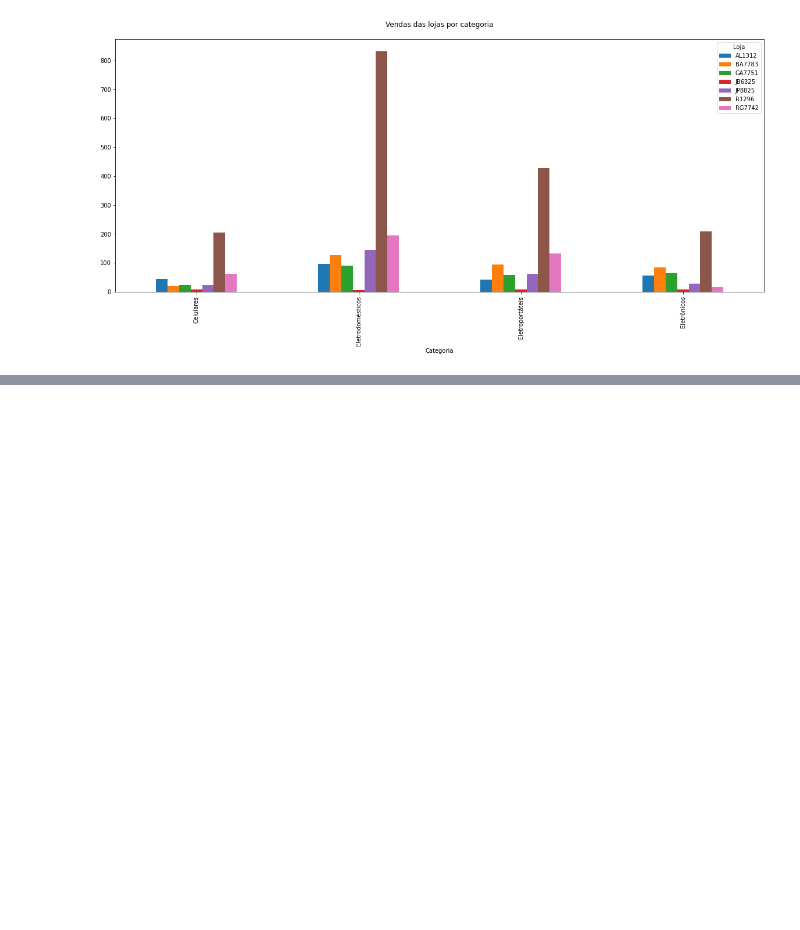
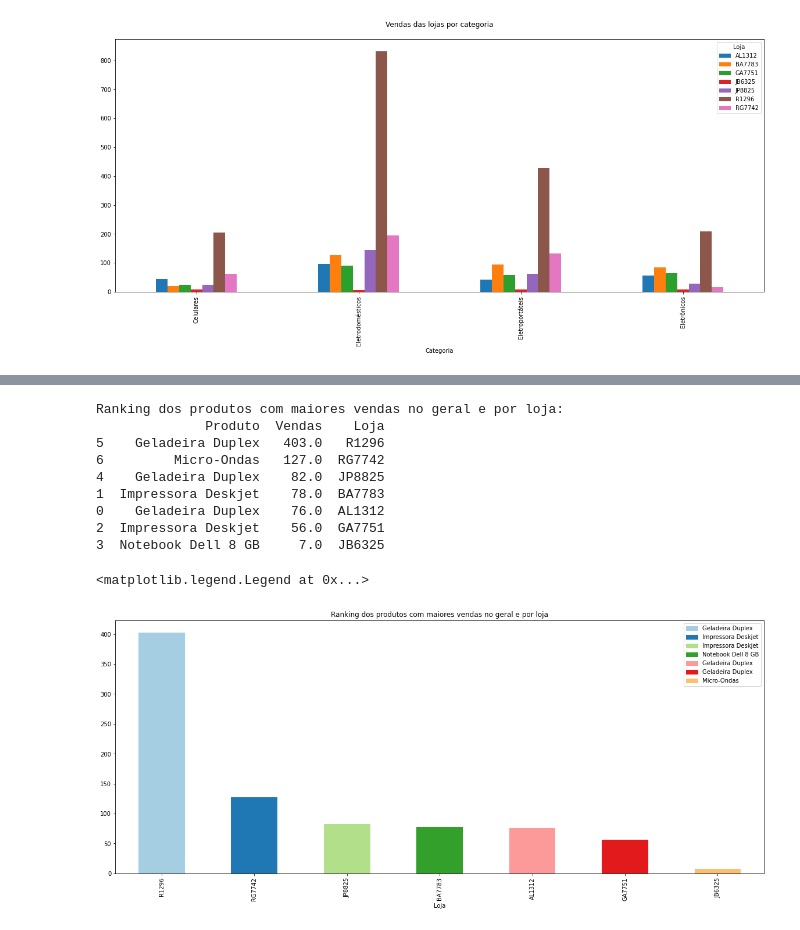
Before and after one commit to lohhans/Ciencia-de-Dados, a Jupyter notebook: 1VA/1VA.ipynb, the cells around one changed output, grey strips where cells are left out. Drawn from its saved outputs; the diff is of its cells as text; code cells hidden in the pictures; blank space fills up the shorter version.

```diff
--- a/1VA/1VA.ipynb
+++ b/1VA/1VA.ipynb
@@ -155,0 +185,58 @@ total_vendas_por_ano_e_categoria.plot(kind='bar', figsize= (20,8), title="Vendas
+# %%
+# Letra H
+
+# Faça um Ranking dos produtos com maiores vendas no geral e por loja
+
+import matplotlib.patches as mpatches
+import numpy as np
+
+venda_geral = dados.groupby([dados["Produto"], dados["Loja"]]).size()
+
+
+venda_geral = venda_geral.unstack(level=1).fillna(0)
+
+
+# Separação de dados sobre produtos mais vendidos (sem quantidade)
+produto_mais_vendido_por_fabricante_produtos = venda_geral.idxmax()
+df_produto_mais_vendido_por_fabricante_produtos = venda_geral.idxmax().to_frame()
+
+# Separação de dados sobre produtos mais vendidos (com quantidade, mas sem o nome dos produtos)
+produto_mais_vendido_por_fabricante_total_vendas = venda_geral.max()
+df_produto_mais_vendido_por_fabricante_total_vendas = venda_geral.max().to_frame()
+
+# Junção de ambos
+df_produto_mais_vendido_por_fabricante_produtos[1] = df_produto_mais_vendido_por_fabricante_total_vendas
+
+
+lista = df_produto_mais_vendido_por_fabricante_produtos.values.tolist()
+
+# Criação de dados para legenda
+nome_produtos = []
+cores = plt.cm.Paired(np.arange(len(lista)))
+
+# Atualização nos indices do dataframe e atrinuição de cores únicas para legenda
+for k in range(len(lista)):
+    lista[k].append(produto_mais_vendido_por_fabricante_total_vendas.keys()[k])
+    nome_produtos.append(mpatches.Patch(color=plt.cm.Paired(np.arange(len(df_lista)))[k], label=produto_mais_vendido_por_fabricante_produtos[k]))
+
+# Finalização do dataframe
+df_lista = pd.DataFrame(lista, columns=['Produto', 'Vendas', 'Loja'])
+df_lista = df_lista.sort_values(by=['Vendas'], ascending=False) #Ordenação decrescente
+
+print("Ranking dos produtos com maiores vendas no geral e por loja:")
+
+print(df_lista)
+
+df_lista.plot(kind = 'bar', figsize= (20,8), use_index = True, x = 'Loja', color=[cores], title = 'Ranking dos produtos com maiores vendas no geral e por loja').legend(handles=nome_produtos)
+# %% [output]
+Ranking dos produtos com maiores vendas no geral e por loja:
+              Produto  Vendas    Loja
+5    Geladeira Duplex   403.0   R1296
+6         Micro-Ondas   127.0  RG7742
+4    Geladeira Duplex    82.0  JP8825
+1  Impressora Deskjet    78.0  BA7783
+0    Geladeira Duplex    76.0  AL1312
+2  Impressora Deskjet    56.0  GA7751
+3  Notebook Dell 8 GB     7.0  JB6325
+<matplotlib.legend.Legend at 0x...>
+[figure, added]
```
Also changed, not shown: parts of 4 cells of this notebook.
